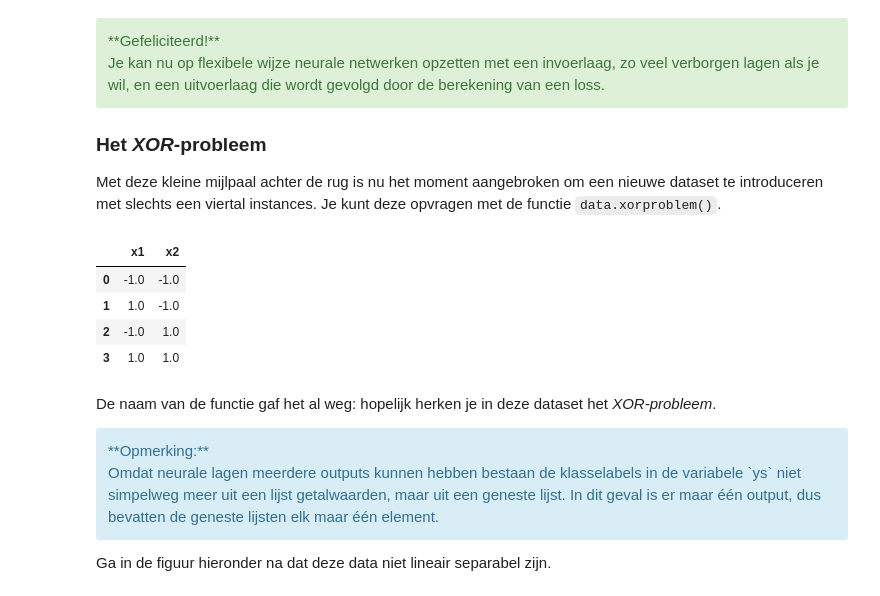
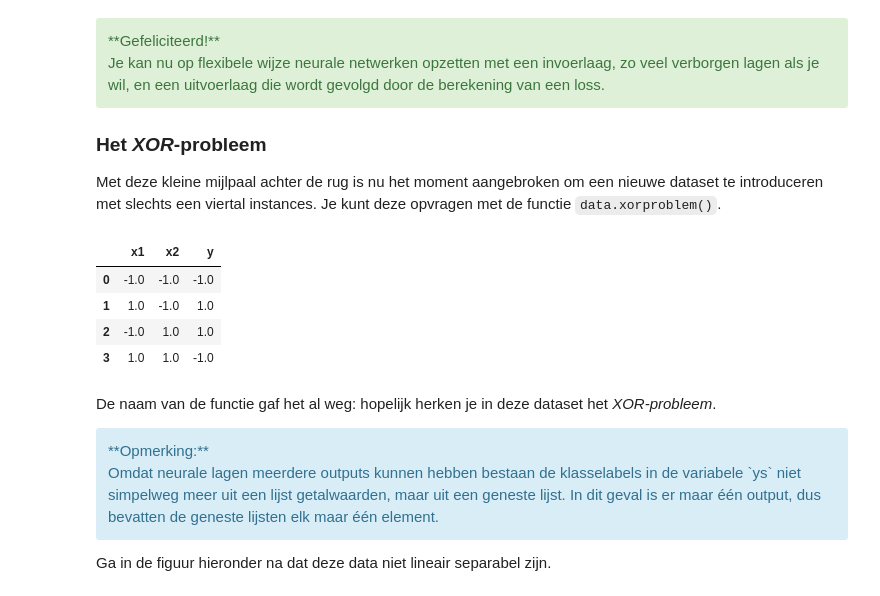
Before and after one commit to devalk96/ADM, a Jupyter notebook: werkcollege3/Werkcollege_v2122-H3.ipynb, the cells around one changed output. Cells and saved outputs as stored; diff of their text form; code cells hidden in the pictures.

```diff
--- a/werkcollege3/Werkcollege_v2122-H3.ipynb
+++ b/werkcollege3/Werkcollege_v2122-H3.ipynb
@@ -260,14 +260,12 @@ Met deze kleine mijlpaal achter de rug is nu het moment aangebroken om een nieuw
 # %%
 xs, ys = data.xorproblem()
 DataFrame(xs, columns=['x1', 'x2']).assign(y=DataFrame(ys))
-
-DataFrame(xs, columns=['x1', 'x2'])
 # %% [output]
-|  | x1 | x2 |
-| 0 | -1.0 | -1.0 |
-| 1 | 1.0 | -1.0 |
-| 2 | -1.0 | 1.0 |
-| 3 | 1.0 | 1.0 |
+|  | x1 | x2 | y |
+| 0 | -1.0 | -1.0 | -1.0 |
+| 1 | 1.0 | -1.0 | 1.0 |
+| 2 | -1.0 | 1.0 | 1.0 |
+| 3 | 1.0 | 1.0 | -1.0 |
 # %% [markdown]
 De naam van de functie gaf het al weg: hopelijk herken je in deze dataset het *XOR-probleem*.
 
```
Also changed, not shown: parts of 7 cells of this notebook, 5 other files.
